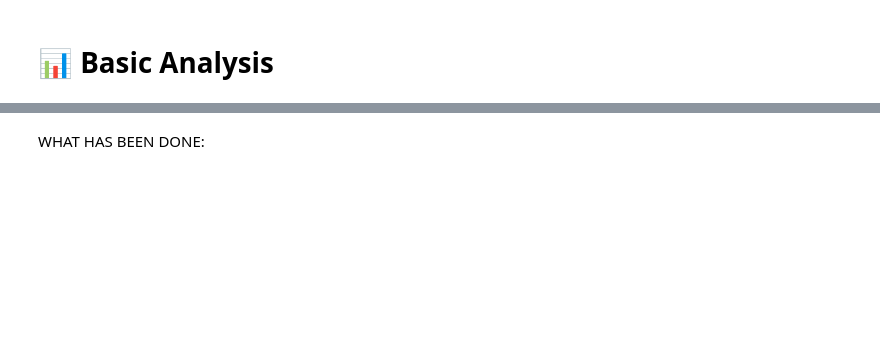
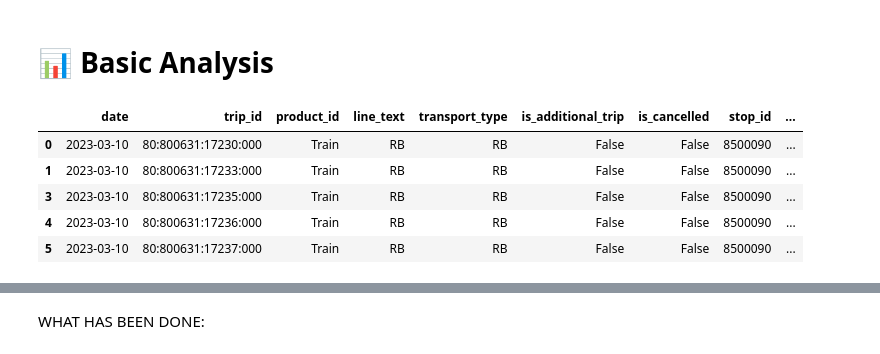
Before and after one commit to com-480-data-visualization/project-2023-choo-choo-data-darlings, a Jupyter notebook: basic_analysis.ipynb, the cells around one changed output, grey strips where cells are left out. Drawn from its saved outputs; the diff is of its cells as text; code cells hidden in the pictures; blank space fills up the shorter version.

```diff
--- a/basic_analysis.ipynb
+++ b/basic_analysis.ipynb
@@ -6,5 +6,17 @@ import seaborn as sns
 import matplotlib.pyplot as plt
 # %%
 DATE_FILE = '2023-03-10' # Format YYYY-MM-DD
-DATA_PATH = f"data/{DATE_FILE}_istdaten_cleaned.parquet"
+DATA_PATH = f"data/processed/{DATE_FILE}_istdaten_cleaned.parquet"
 transport_data = pd.read_parquet(DATA_PATH)
+
+OPERATORS_DATA_PATH = f"data/processed/{DATE_FILE}_operators.csv"
+operators = pd.read_csv(OPERATORS_DATA_PATH)
+# %%
+transport_data.head()
+# %% [output]
+|  | date | trip_id | product_id | line_text | transport_type | is_additional_trip | is_cancelled | stop_id | ... |
+| 0 | 2023-03-10 | 80:800631:17230:000 | Train | RB | RB | False | False | 8500090 | ... |
+| 1 | 2023-03-10 | 80:800631:17233:000 | Train | RB | RB | False | False | 8500090 | ... |
+| 3 | 2023-03-10 | 80:800631:17235:000 | Train | RB | RB | False | False | 8500090 | ... |
+| 4 | 2023-03-10 | 80:800631:17236:000 | Train | RB | RB | False | False | 8500090 | ... |
+| 5 | 2023-03-10 | 80:800631:17237:000 | Train | RB | RB | False | False | 8500090 | ... |
```
Also changed, not shown: parts of 11 cells of this notebook.
